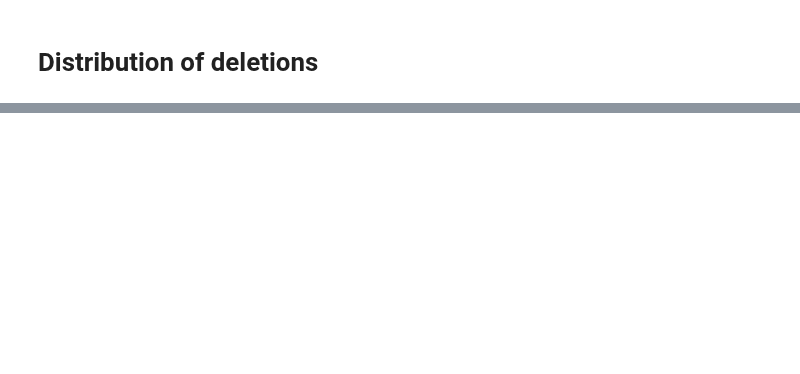
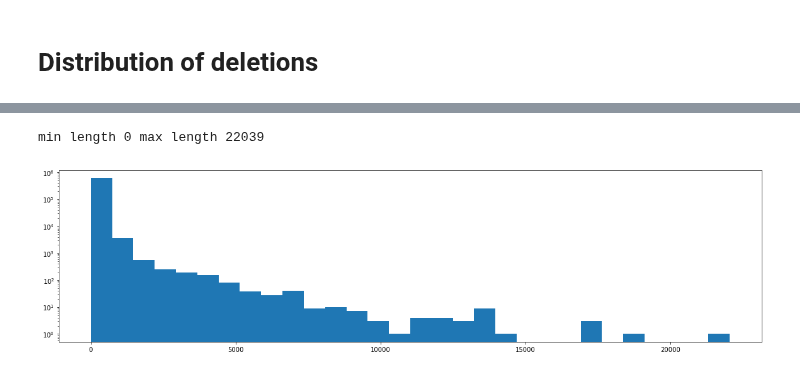
Before and after one commit to kpaskov/PhasingFamilies, a Jupyter notebook: Analyze-Phase.ipynb, the cells around one changed output, grey strips where cells are left out. Cells and saved outputs as stored; diff of their text form; code cells hidden in the pictures; blank space fills up the shorter version.

```diff
--- a/Analyze-Phase.ipynb
+++ b/Analyze-Phase.ipynb
@@ -94,22 +201,0 @@ plt.show()
-# %%
-import numpy as np
-
-# position of deletions
-fig, ax = plt.subplots(22, 1, sharey=True, figsize=(20, 4*22))
-
-for i in range(1, 23):
-    ax[i-1].set_title('Chrom%d' % i)
-    chrom_deletions = [d for d in deletions if d.chrom == i]
-    if len(chrom_deletions) > 0:
-        max_index = max([d.end_index for d in chrom_deletions])
-        snp_positions = np.zeros((max_index+1,))
-        deldist = np.zeros((max_index+1,))
-        for d in chrom_deletions:
-            deldist[d.start_index:(d.end_index+1)] += 1
-            snp_positions[d.start_index] = d.start_pos
-            snp_positions[d.end_index] = d.end_pos
-
-        indices = np.where(snp_positions > 0)[0]
-        ax[i-1].plot(snp_positions[indices], deldist[indices])
-
-plt.show()
@@ -348,0 +202,16 @@ plt.show()
+# %%
+import math
+import matplotlib.pyplot as plt
+
+# length of deletions
+plt.figure(figsize=(20, 5))
+base = 1.4
+max_length = max([d.end_index-d.start_index for d in deletions])
+min_length = min([d.end_index-d.start_index for d in deletions])
+print('min length', min_length, 'max length', max_length)
+plt.hist([d.end_index-d.start_index for d in deletions], bins=30, log=True)#, bins=[pow(base, i) for i in range(math.ceil(math.log(max_length, base))+1)])
+#plt.gca().set_xscale("log")
+plt.show()
+# %% [output]
+min length 0 max length 22039
+[figure, added]
```
Also changed, not shown: parts of 34 cells of this notebook, 2 other files.
